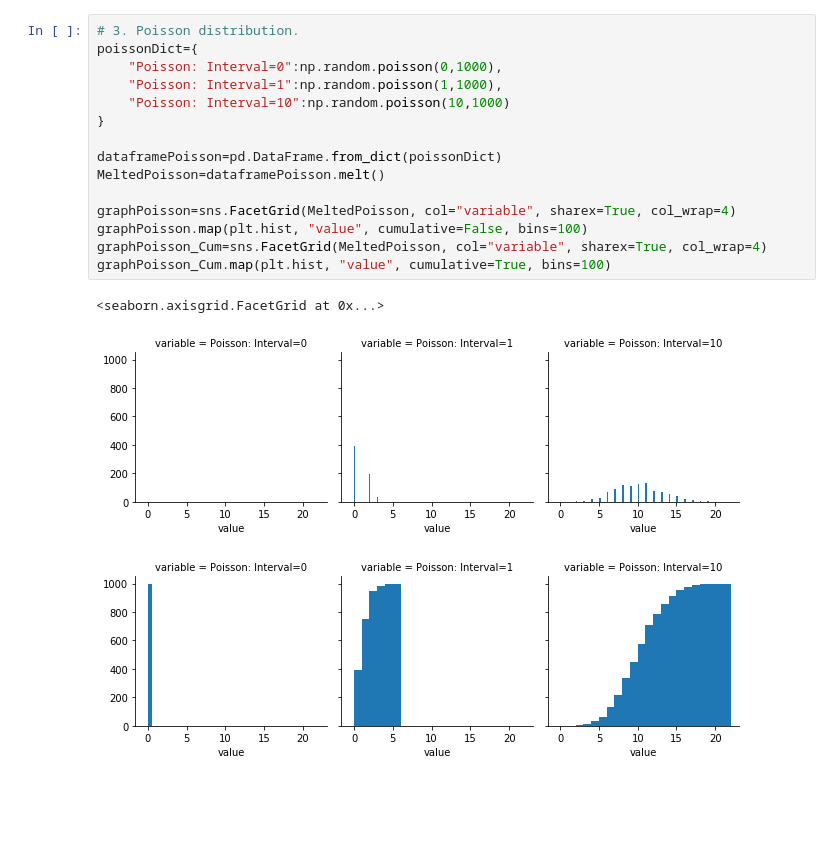
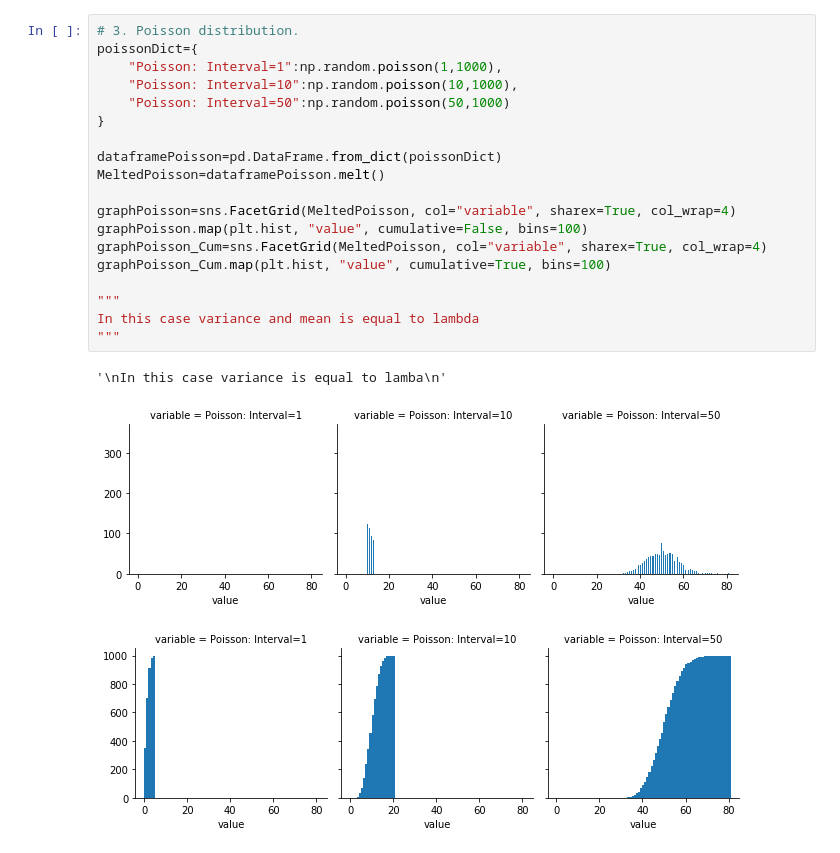
Before and after one commit to sebastianwach/Data_Analytics, a Jupyter notebook: Lab2/lab2.ipynb, the cells around one changed output. Saved outputs shown, nothing was run; the diff lists cells and outputs as text; blank space fills up the shorter version.

```diff
--- a/Lab2/lab2.ipynb
+++ b/Lab2/lab2.ipynb
@@ -48,22 +59,26 @@ graphExpitCum.map(plt.hist, "value", cumulative=True, bins=100)
 # %%
 # 3. Poisson distribution.
 poissonDict={
-    "Poisson: Interval=0":np.random.poisson(0,1000),
     "Poisson: Interval=1":np.random.poisson(1,1000),
-    "Poisson: Interval=10":np.random.poisson(10,1000)
+    "Poisson: Interval=10":np.random.poisson(10,1000),
+    "Poisson: Interval=50":np.random.poisson(50,1000)
 }
 
 dataframePoisson=pd.DataFrame.from_dict(poissonDict)
 MeltedPoisson=dataframePoisson.melt()
 
 graphPoisson=sns.FacetGrid(MeltedPoisson, col="variable", sharex=True, col_wrap=4)
 graphPoisson.map(plt.hist, "value", cumulative=False, bins=100)
 graphPoisson_Cum=sns.FacetGrid(MeltedPoisson, col="variable", sharex=True, col_wrap=4)
 graphPoisson_Cum.map(plt.hist, "value", cumulative=True, bins=100)
+
+"""
+In this case variance and mean is equal to lambda
+"""
 # %% [output]
-<seaborn.axisgrid.FacetGrid at 0x...>
+'\nIn this case variance is equal to lamba\n'
-[figure, old version]
+[figure, new version]
-[figure, old version]
+[figure, new version]
 # %%
 #4. Beta distribution
 betaDict={
```
Also changed, not shown: parts of 4 cells of this notebook.
